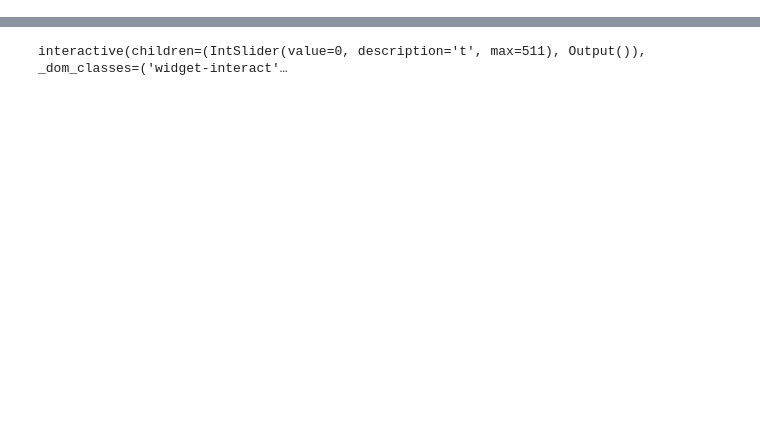
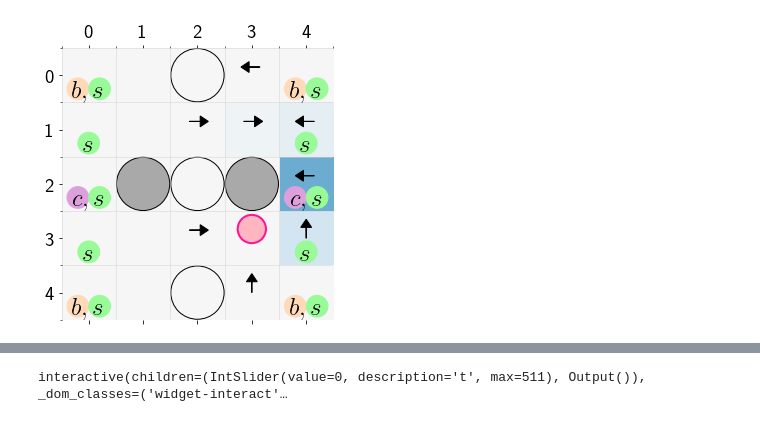
Before and after one commit to ICRA-2020/csrl, a Jupyter notebook: Adversary.ipynb, the cells around one changed output, grey strips where cells are left out. Saved outputs shown, nothing was run; the diff lists cells and outputs as text; code cells hidden in the pictures; blank space fills up the shorter version.

```diff
--- a/Adversary.ipynb
+++ b/Adversary.ipynb
@@ -67,0 +96,4 @@ interactive(children=(IntSlider(value=0, description='i', max=0), IntSlider(valu
+# %%
+csrl.plot(value=value,policy=policy,iq=(0,0),rc_=(3,3),agent_=(3,3))
+# %% [output]
+[figure, added]
```
Also changed, not shown: parts of 10 cells of this notebook, 3 other files.
